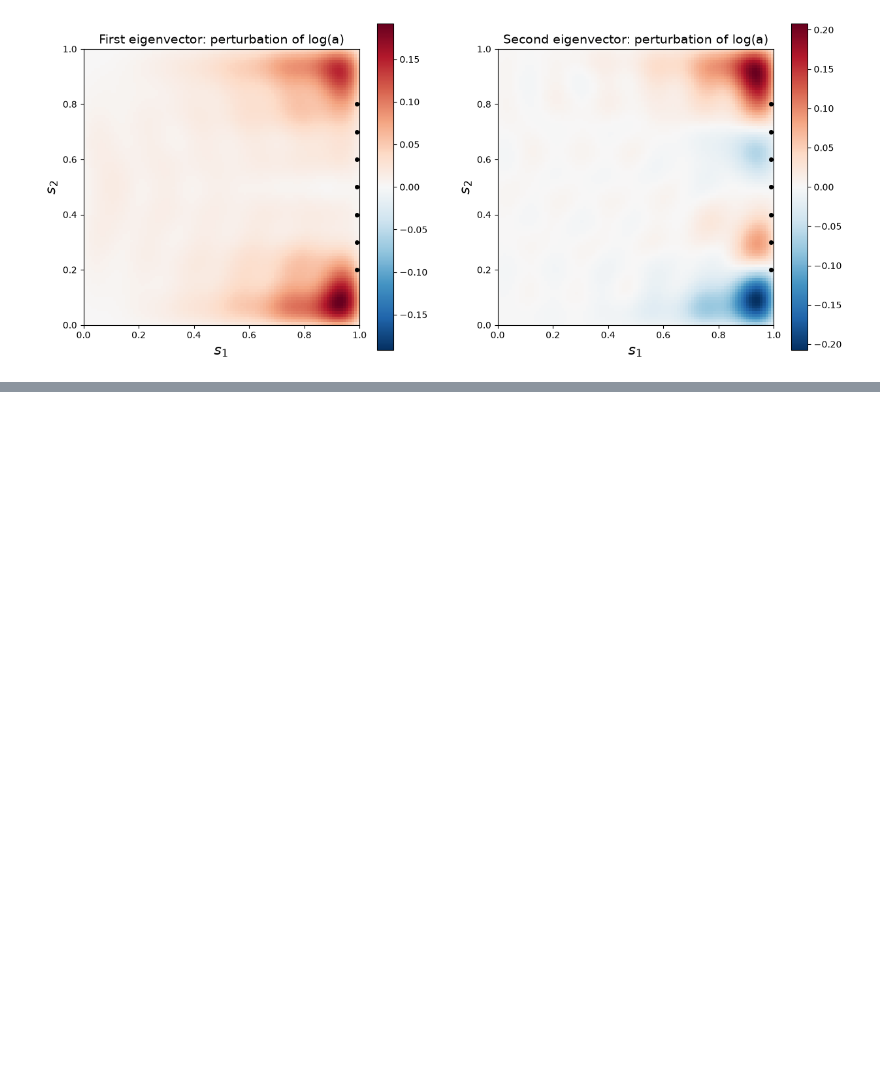
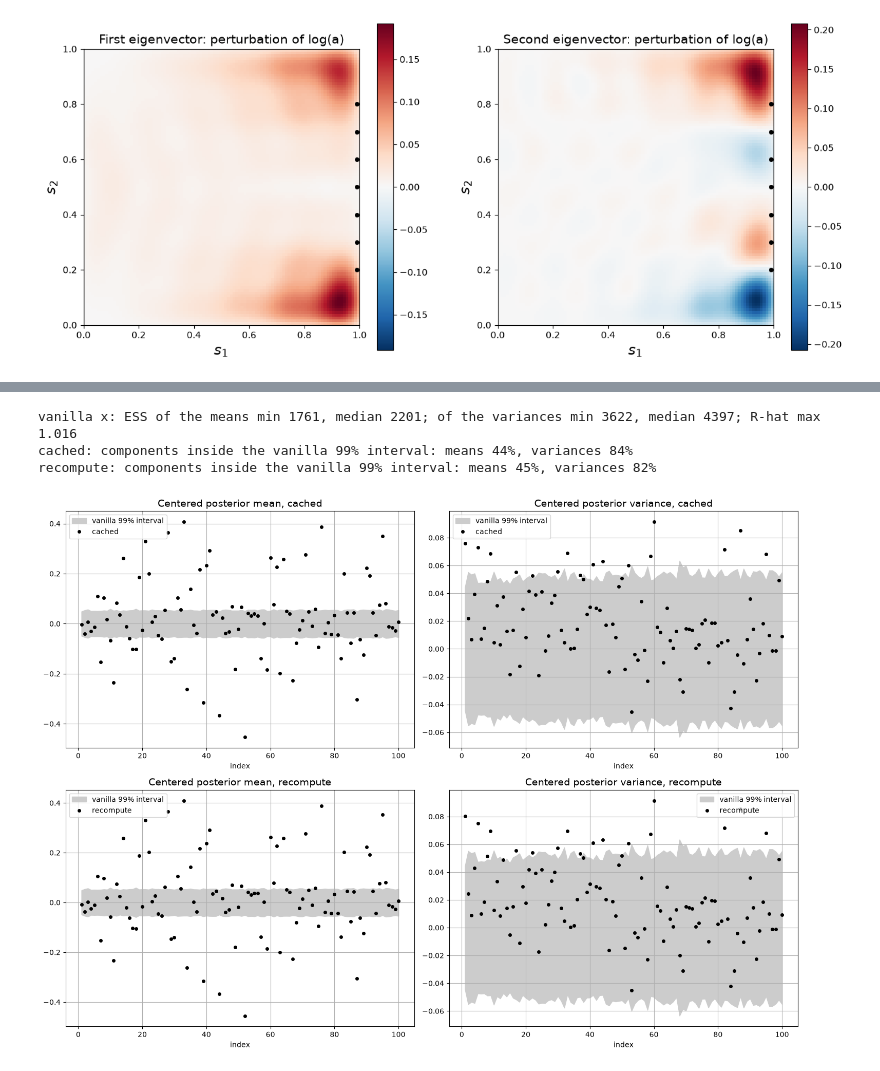
Before and after one commit to paulcon/as-data-sets, a Jupyter notebook: uq_benchmarks/PDE_Inverse_Problem_MCMC/PDE_Inverse_Problem_MCMC.ipynb, the cells around one changed output, grey strips where cells are left out. Cells and saved outputs as stored; diff of their text form; code cells hidden in the pictures; blank space fills up the shorter version.

```diff
--- a/uq_benchmarks/PDE_Inverse_Problem_MCMC/PDE_Inverse_Problem_MCMC.ipynb
+++ b/uq_benchmarks/PDE_Inverse_Problem_MCMC/PDE_Inverse_Problem_MCMC.ipynb
@@ -665,0 +729,33 @@ We have shown for two forward models that reducing their dimensionality with act
+# %%
+tx = int(z['thin_x'])
+X_van = np.stack([z[f'vanilla_{k}_thin'][int(burn * n_van) // tx:].astype(float)
+                  for k in range(1, K['vanilla'] + 1)])
+d_mu = chain_diagnostics(X_van)
+d_var = chain_diagnostics((X_van - d_mu['mean'])**2)
+print(f'vanilla x: ESS of the means min {d_mu["ess"].min():.0f}, median {np.median(d_mu["ess"]):.0f}; '
+      f'of the variances min {d_var["ess"].min():.0f}, median {np.median(d_var["ess"]):.0f}; '
+      f'R-hat max {d_mu["rhat"].max():.3f}')
+q = 2.576
+W1, W2 = W[:, :2], W[:, 2:]
+fig, axes = plt.subplots(2, 2, figsize=(15, 11))
+idx = np.arange(1, 101)
+for row, kind in enumerate(('cached', 'recompute')):
+    Yk = chains[kind].reshape(-1, 2)
+    mu = W1 @ Yk.mean(axis=0)
+    var = np.einsum('ij,jk,ik->i', W1, np.cov(Yk.T), W1) + (W2**2).sum(axis=1)
+    in_mu = np.mean(np.abs(mu - d_mu['mean']) <= q * d_mu['se'])
+    in_var = np.mean(np.abs(var - d_var['mean']) <= q * d_var['se'])
+    print(f'{kind}: components inside the vanilla 99% interval: means {in_mu:.0%}, variances {in_var:.0%}')
+    for ax, diff, hw, name in [(axes[row, 0], mu - d_mu['mean'], q * d_mu['se'], 'mean'),
+                               (axes[row, 1], var - d_var['mean'], q * d_var['se'], 'variance')]:
+        ax.fill_between(idx, -hw, hw, color='0.8', label='vanilla 99% interval')
+        ax.plot(idx, diff, 'ko', ms=4, label=kind)
+        ax.grid(True); ax.legend()
+        ax.set_xlabel('index'); ax.set_title(f'Centered posterior {name}, {kind}', fontsize=14)
+fig.tight_layout()
+plt.show()
+# %% [output]
+vanilla x: ESS of the means min 1761, median 2201; of the variances min 3622, median 4397; R-hat max 1.016
+cached: components inside the vanilla 99% interval: means 44%, variances 84%
+recompute: components inside the vanilla 99% interval: means 45%, variances 82%
+[figure, added]
```
Also changed, not shown: parts of 37 cells of this notebook, 7 other files.
